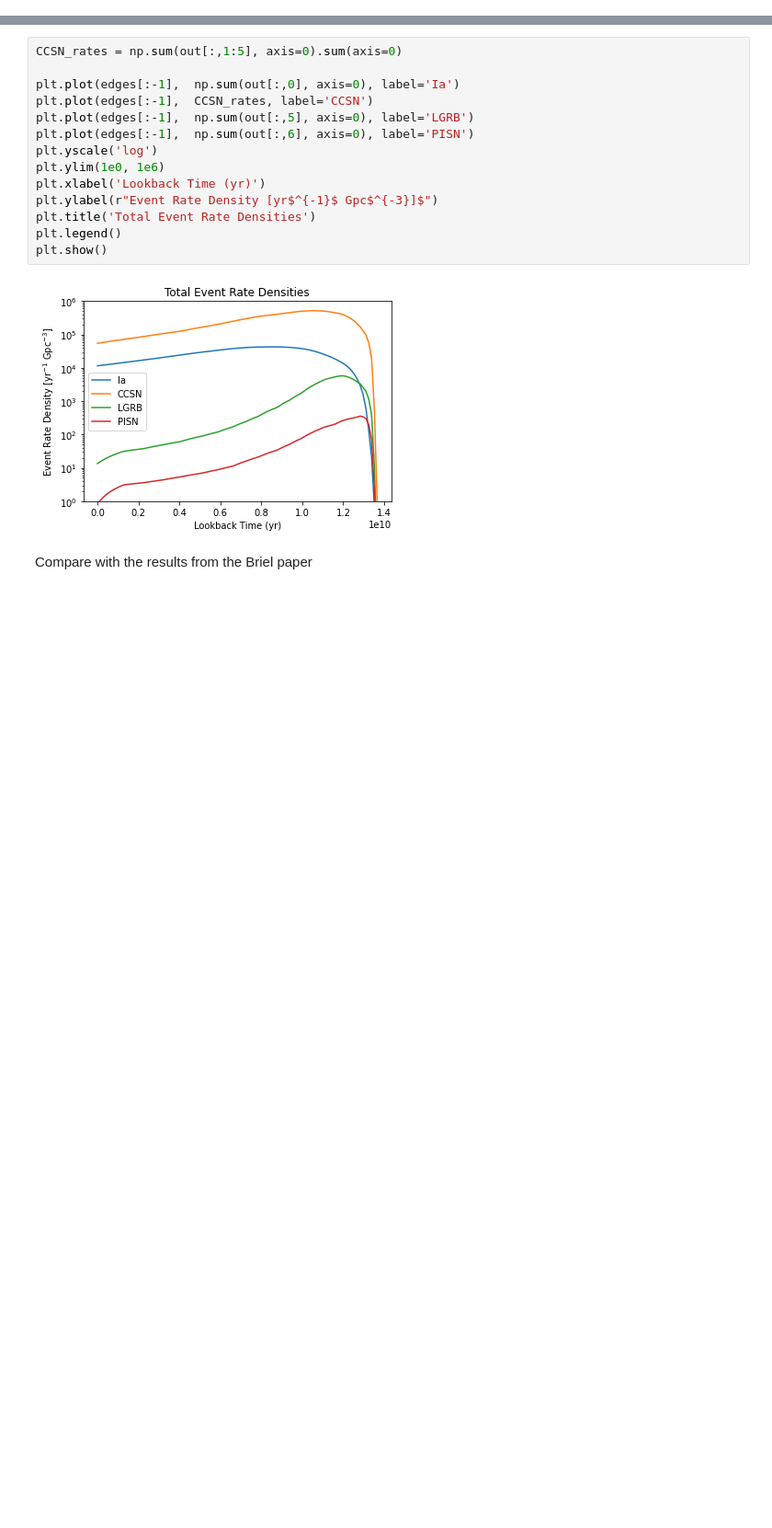
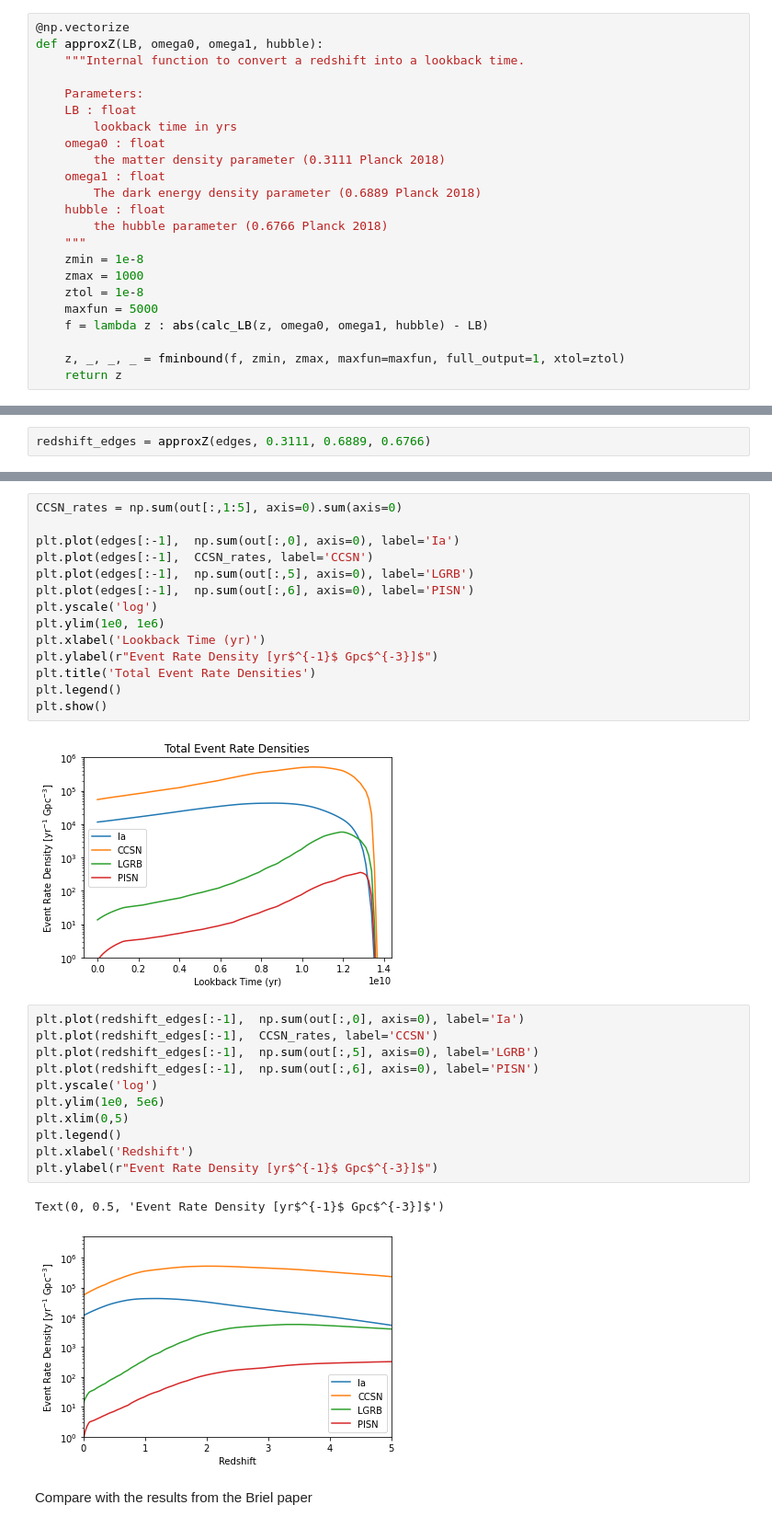
Before and after one commit to NicholaCharlton/Y4_Project, a Jupyter notebook: Dillon/Rates/Event Rate Densities (EAGLE).ipynb, the cells around one changed output, grey strips where cells are left out. Shown at 92% size. Drawn from its saved outputs; the diff is of its cells as text; blank space fills up the shorter version.

```diff
--- a/Dillon/Rates/Event Rate Densities (EAGLE).ipynb
+++ b/Dillon/Rates/Event Rate Densities (EAGLE).ipynb
@@ -315,9 +318,34 @@ lookback_time = calc_LB(SFH.attrs['redshift'], 0.3111, 0.6889, 0.6766)
+# %%
+@np.vectorize
+def approxZ(LB, omega0, omega1, hubble):
+    """Internal function to convert a redshift into a lookback time.
+
+    Parameters:
+    LB : float
+        lookback time in yrs
+    omega0 : float
+        the matter density parameter (0.3111 Planck 2018)
+    omega1 : float
+        The dark energy density parameter (0.6889 Planck 2018)
+    hubble : float
+        the hubble parameter (0.6766 Planck 2018)
+    """
+    zmin = 1e-8
+    zmax = 1000
+    ztol = 1e-8
+    maxfun = 5000
+    f = lambda z : abs(calc_LB(z, omega0, omega1, hubble) - LB)
+
+    z, _, _, _ = fminbound(f, zmin, zmax, maxfun=maxfun, full_output=1, xtol=ztol)
+    return z
 # %%
 SFH_input = SFH[:].reshape(1, SFH.shape[0], SFH.shape[1])*1e9  #Transform SFR from per Myr^-3 to Gpc-3$
 er_csp = CSPEventRate('/Users/dillon/Desktop/bpass_v2.2.1_imf135_300', binary=True)
 # %%
 out, edges = er_csp.grid_over_time(SFH_input, lookback_time, event_types, 100, return_time_edges=True)
 out = out[0]
+# %%
+redshift_edges = approxZ(edges, 0.3111, 0.6889, 0.6766)
 # %% [markdown]
 SFH Input
 # %%
@@ -350,6 +378,20 @@ plt.legend()
 plt.show()
 # %% [output]
 [figure]
+# %%
+plt.plot(redshift_edges[:-1],  np.sum(out[:,0], axis=0), label='Ia')
+plt.plot(redshift_edges[:-1],  CCSN_rates, label='CCSN')
+plt.plot(redshift_edges[:-1],  np.sum(out[:,5], axis=0), label='LGRB')
+plt.plot(redshift_edges[:-1],  np.sum(out[:,6], axis=0), label='PISN')
+plt.yscale('log')
+plt.ylim(1e0, 5e6)
+plt.xlim(0,5)
+plt.legend()
+plt.xlabel('Redshift')
+plt.ylabel(r"Event Rate Density [yr$^{-1}$ Gpc$^{-3}]$")
+# %% [output]
+Text(0, 0.5, 'Event Rate Density [yr$^{-1}$ Gpc$^{-3}]$')
+[figure, added]
 # %% [markdown]
 Compare with the results from the Briel paper
 # %%
```
Also changed, not shown: parts of 3 cells of this notebook, 3 other files.
